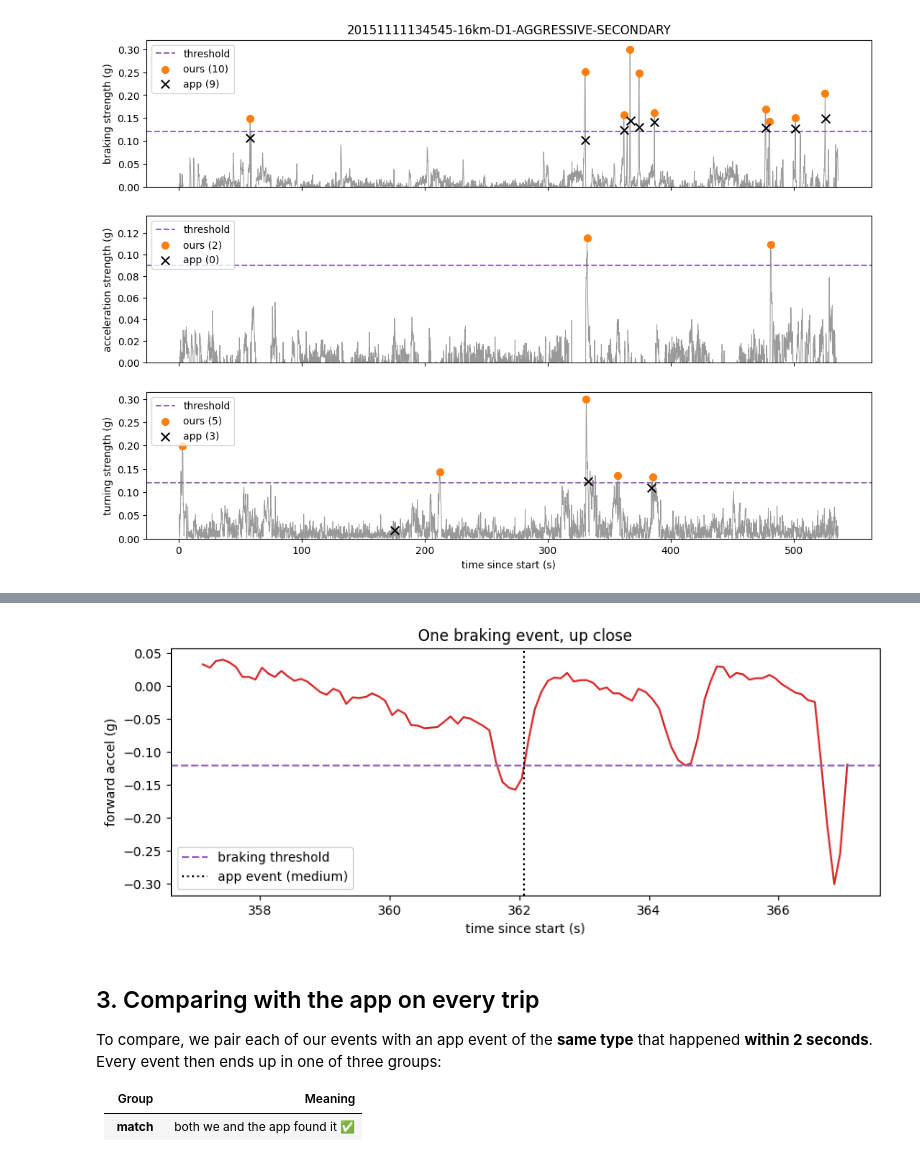
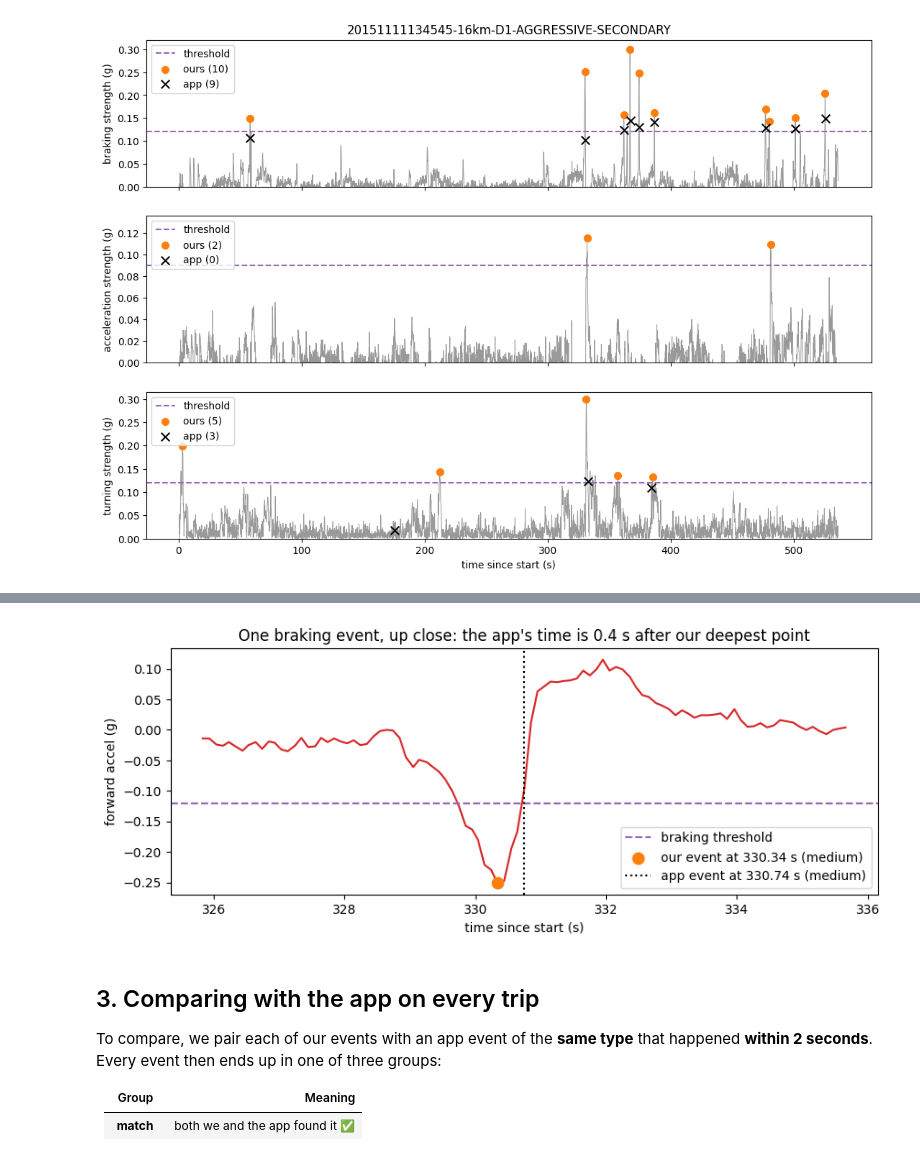
Before and after one commit to Ksh1tij777/Car_Behaviour, a Jupyter notebook: notebooks/02_event_detection.ipynb, the cells around one changed output, grey strips where cells are left out. Saved outputs shown, nothing was run; the diff lists cells and outputs as text; code cells hidden in the pictures.

```diff
--- a/notebooks/02_event_detection.ipynb
+++ b/notebooks/02_event_detection.ipynb
@@ -100,17 +108,21 @@ signal drops below zero) for about a second, and both detectors mark it.
 # %%
-brake = app_events[app_events.event_name == "braking"].iloc[2]
+brake = app_events[(app_events.event_name == "braking") & (app_events.time.round(2) == 330.74)].iloc[0]
 w = accel[(accel.time > brake.time - 5) & (accel.time < brake.time + 5)]
+ours = our_events[(our_events.event_name == "braking") & ((our_events.time - brake.time).abs() <= 2)].iloc[0]
+
 fig, ax = plt.subplots(figsize=(10, 3.5))
 ax.plot(w["time"], w["acc_z_kf"], color="tab:red")
 ax.axhline(-DEFAULT_THRESHOLDS["braking"]["low"], ls="--", color="tab:purple", label="braking threshold")
-ax.axvline(brake.time, color="black", ls=":", label=f"app event ({brake.level_name})")
+ax.scatter([ours.time], [-ours.peak_g], color="tab:orange", s=80, zorder=3,
+           label=f"our event at {ours.time:.2f} s ({ours.level_name})")
+ax.axvline(brake.time, color="black", ls=":", label=f"app event at {brake.time:.2f} s ({brake.level_name})")
 ax.set_xlabel("time since start (s)")
 ax.set_ylabel("forward accel (g)")
-ax.set_title("One braking event, up close")
-ax.legend()
+ax.set_title(f"One braking event, up close: the app's time is {brake.time - ours.time:.1f} s after our deepest point")
+ax.legend(loc="lower right")
 plt.show()
 # %% [output]
-[figure, old version]
+[figure, new version]
 # %% [markdown]
 ## 3. Comparing with the app on every trip
 
```
Also changed, not shown: parts of 1 cell of this notebook, 5 other files.
